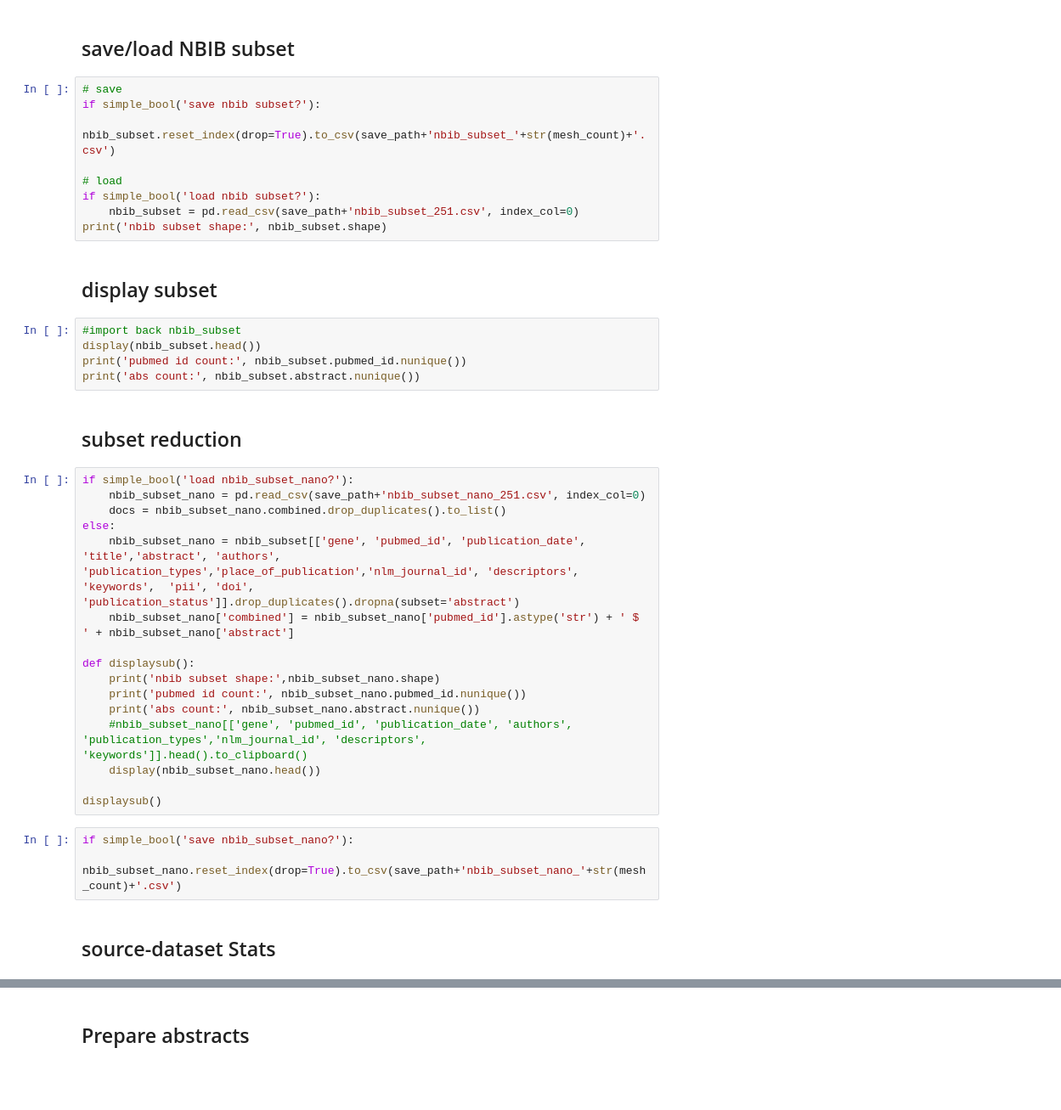
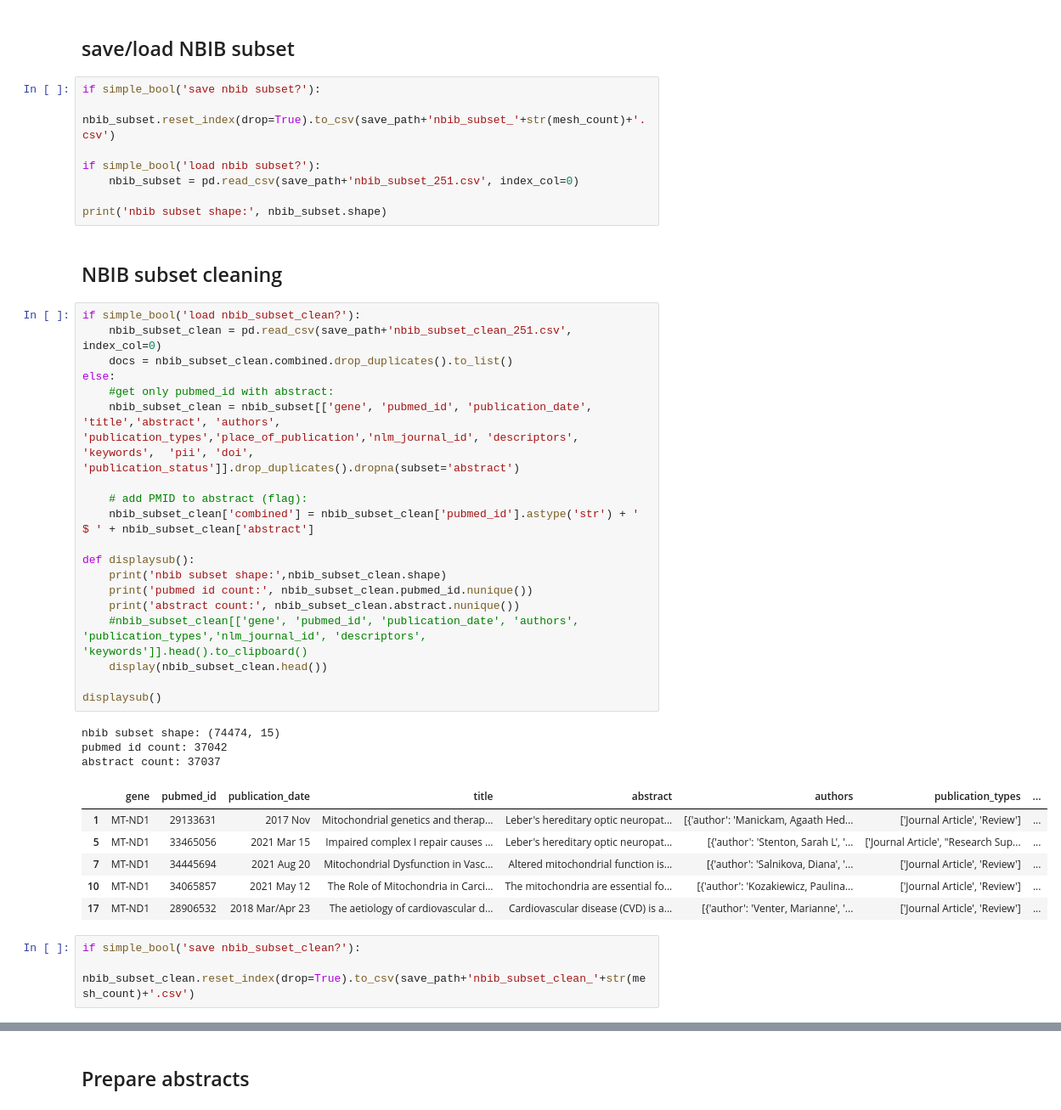
Before and after one commit to johndef64/bertopic_graph, a Jupyter notebook: grpm_bertopic.ipynb, the cells around one changed output, grey strips where cells are left out. Shown at 85% size. Saved outputs shown, nothing was run; the diff lists cells and outputs as text; blank space fills up the shorter version.

```diff
--- a/grpm_bertopic.ipynb
+++ b/grpm_bertopic.ipynb
@@ -248,41 +219,44 @@ nbib_subset.pubmed_id.drop_duplicates()
 # %% [markdown]
 ## save/load NBIB subset
 # %%
-# save
 if simple_bool('save nbib subset?'):
     nbib_subset.reset_index(drop=True).to_csv(save_path+'nbib_subset_'+str(mesh_count)+'.csv')
 
-# load
 if simple_bool('load nbib subset?'):
     nbib_subset = pd.read_csv(save_path+'nbib_subset_251.csv', index_col=0)
+
 print('nbib subset shape:', nbib_subset.shape)
 # %% [markdown]
-## display subset
+## NBIB subset cleaning
-# %%
-#import back nbib_subset
-display(nbib_subset.head())
-print('pubmed id count:', nbib_subset.pubmed_id.nunique())
-print('abs count:', nbib_subset.abstract.nunique())
-# %% [markdown]
-## subset reduction
 # %%
-if simple_bool('load nbib_subset_nano?'):
-    nbib_subset_nano = pd.read_csv(save_path+'nbib_subset_nano_251.csv', index_col=0)
-    docs = nbib_subset_nano.combined.drop_duplicates().to_list()
+if simple_bool('load nbib_subset_clean?'):
+    nbib_subset_clean = pd.read_csv(save_path+'nbib_subset_clean_251.csv', index_col=0)
+    docs = nbib_subset_clean.combined.drop_duplicates().to_list()
 else:
-    nbib_subset_nano = nbib_subset[['gene', 'pubmed_id', 'publication_date', 'title','abstract', 'authors', 'publication_types','place_of_publication','nlm_journal_id', 'descriptors', 'keywords',  'pii', 'doi', 'publication_status']].drop_duplicates().dropna(subset='abstract')
-    nbib_subset_nano['combined'] = nbib_subset_nano['pubmed_id'].astype('str') + ' $ ' + nbib_subset_nano['abstract']
+    #get only pubmed_id with abstract:
+    nbib_subset_clean = nbib_subset[['gene', 'pubmed_id', 'publication_date', 'title','abstract', 'authors', 'publication_types','place_of_publication','nlm_journal_id', 'descriptors', 'keywords',  'pii', 'doi', 'publication_status']].drop_duplicates().dropna(subset='abstract')
+
+    # add PMID to abstract (flag):
+    nbib_subset_clean['combined'] = nbib_subset_clean['pubmed_id'].astype('str') + ' $ ' + nbib_subset_clean['abstract']
 
 def displaysub():
-    print('nbib subset shape:',nbib_subset_nano.shape)
-    print('pubmed id count:', nbib_subset_nano.pubmed_id.nunique())
-    print('abs count:', nbib_subset_nano.abstract.nunique())
-    #nbib_subset_nano[['gene', 'pubmed_id', 'publication_date', 'authors', 'publication_types','nlm_journal_id', 'descriptors', 'keywords']].head().to_clipboard()
-    display(nbib_subset_nano.head())
+    print('nbib subset shape:',nbib_subset_clean.shape)
+    print('pubmed id count:', nbib_subset_clean.pubmed_id.nunique())
+    print('abstract count:', nbib_subset_clean.abstract.nunique())
+    #nbib_subset_clean[['gene', 'pubmed_id', 'publication_date', 'authors', 'publication_types','nlm_journal_id', 'descriptors', 'keywords']].head().to_clipboard()
+    display(nbib_subset_clean.head())
 
 displaysub()
+# %% [output]
+nbib subset shape: (74474, 15)
+pubmed id count: 37042
+abstract count: 37037
+|  | gene | pubmed_id | publication_date | title | abstract | authors | publication_types | ... |
+| 1 | MT-ND1 | 29133631 | 2017 Nov | Mitochondrial genetics and therap... | Leber's hereditary optic neuropat... | [{'author': 'Manickam, Agaath Hed... | ['Journal Article', 'Review'] | ... |
+| 5 | MT-ND1 | 33465056 | 2021 Mar 15 | Impaired complex I repair causes ... | Leber's hereditary optic neuropat... | [{'author': 'Stenton, Sarah L', '... | ['Journal Article', "Research Sup... | ... |
+| 7 | MT-ND1 | 34445694 | 2021 Aug 20 | Mitochondrial Dysfunction in Vasc... | Altered mitochondrial function is... | [{'author': 'Salnikova, Diana', '... | ['Journal Article', 'Review'] | ... |
+| 10 | MT-ND1 | 34065857 | 2021 May 12 | The Role of Mitochondria in Carci... | The mitochondria are essential fo... | [{'author': 'Kozakiewicz, Paulina... | ['Journal Article', 'Review'] | ... |
+| 17 | MT-ND1 | 28906532 | 2018 Mar/Apr 23 | The aetiology of cardiovascular d... | Cardiovascular disease (CVD) is a... | [{'author': 'Venter, Marianne', '... | ['Journal Article', 'Review'] | ... |
 # %%
-if simple_bool('save nbib_subset_nano?'):
-    nbib_subset_nano.reset_index(drop=True).to_csv(save_path+'nbib_subset_nano_'+str(mesh_count)+'.csv')
+if simple_bool('save nbib_subset_clean?'):
+    nbib_subset_clean.reset_index(drop=True).to_csv(save_path+'nbib_subset_clean_'+str(mesh_count)+'.csv')
-# %% [markdown]
-## source-dataset Stats
```
Also changed, not shown: parts of 22 cells of this notebook.
